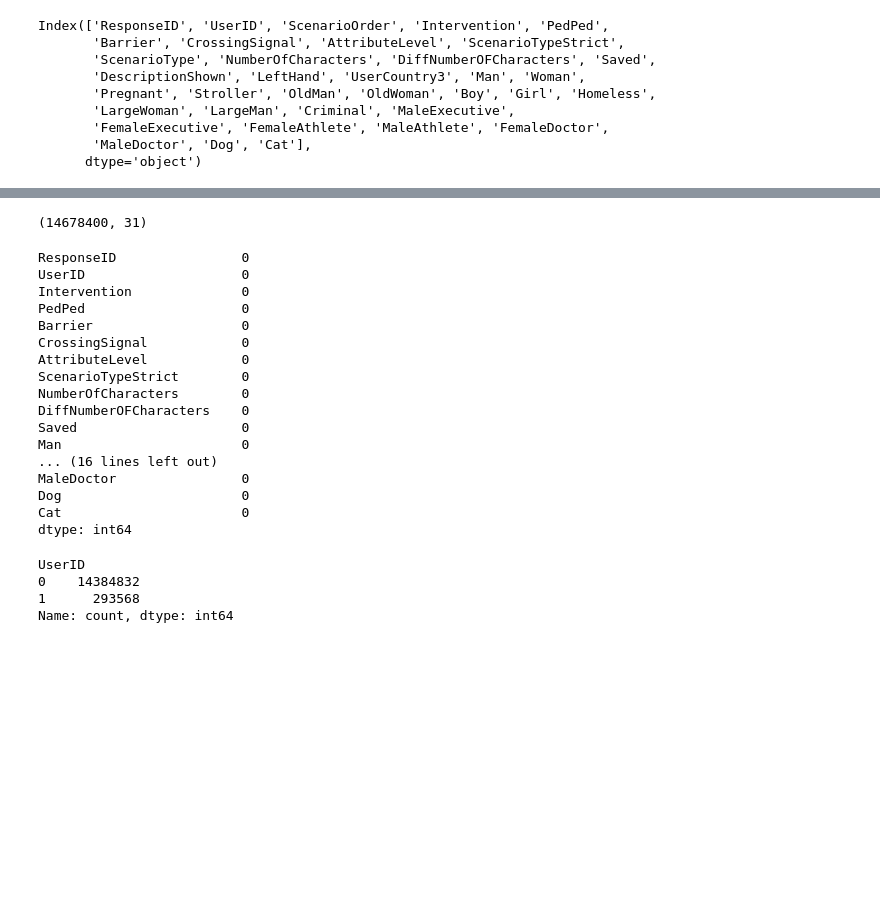
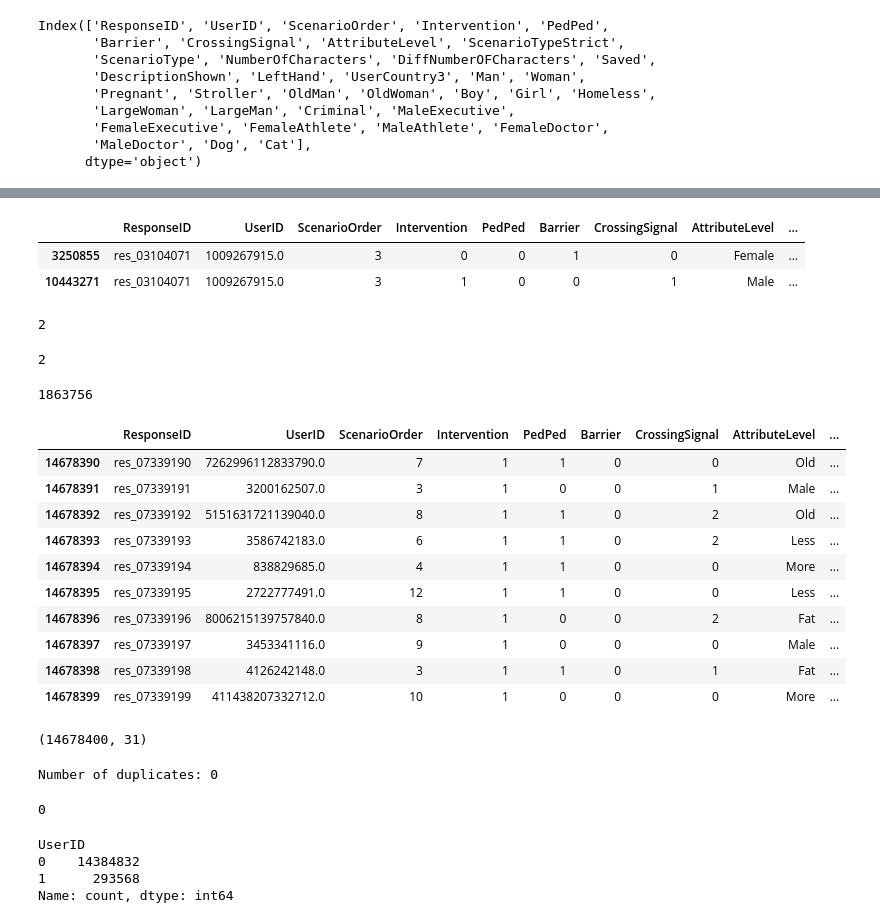
Before and after one commit to Moral-Machine-2024/Emmakuipers, a Jupyter notebook: pre_processing.ipynb, the cells around one changed output, grey strips where cells are left out. Drawn from its saved outputs; the diff is of its cells as text; code cells hidden in the pictures; blank space fills up the shorter version.

```diff
--- a/pre_processing.ipynb
+++ b/pre_processing.ipynb
@@ -89,3 +113,38 @@ Unrounded % Western: 68.94149337301958
+# %%
+# showing all the columns
+pd.set_option('display.max_columns', None)
+# %%
+df_total_complete[df_total_complete['ResponseID'] == 'res_03104071']
+# %% [output]
+|  | ResponseID | UserID | ScenarioOrder | Intervention | PedPed | Barrier | CrossingSignal | AttributeLevel | ... |
+| 3250855 | res_03104071 | 1009267915.0 | 3 | 0 | 0 | 1 | 0 | Female | ... |
+| 10443271 | res_03104071 | 1009267915.0 | 3 | 1 | 0 | 0 | 1 | Male | ... |
+# %%
+df_total_complete['ResponseID'].value_counts().min()
+# %% [output]
+2
+# %%
+df_total_complete['ResponseID'].value_counts().max()
+# %% [output]
+2
+# %%
+df_total_complete['UserID'].nunique()
+# %% [output]
+1863756
+# %%
+df_total_complete.tail(10)
+# %% [output]
+|  | ResponseID | UserID | ScenarioOrder | Intervention | PedPed | Barrier | CrossingSignal | AttributeLevel | ... |
+| 14678390 | res_07339190 | 7262996112833790.0 | 7 | 1 | 1 | 0 | 0 | Old | ... |
+| 14678391 | res_07339191 | 3200162507.0 | 3 | 1 | 0 | 0 | 1 | Male | ... |
+| 14678392 | res_07339192 | 5151631721139040.0 | 8 | 1 | 1 | 0 | 2 | Old | ... |
+| 14678393 | res_07339193 | 3586742183.0 | 6 | 1 | 1 | 0 | 2 | Less | ... |
+| 14678394 | res_07339194 | 838829685.0 | 4 | 1 | 1 | 0 | 0 | More | ... |
+| 14678395 | res_07339195 | 2722777491.0 | 12 | 1 | 1 | 0 | 0 | Less | ... |
+| 14678396 | res_07339196 | 8006215139757840.0 | 8 | 1 | 0 | 0 | 2 | Fat | ... |
+| 14678397 | res_07339197 | 3453341116.0 | 9 | 1 | 0 | 0 | 0 | Male | ... |
+| 14678398 | res_07339198 | 4126242148.0 | 3 | 1 | 1 | 0 | 1 | Fat | ... |
+| 14678399 | res_07339199 | 411438207332712.0 | 10 | 1 | 0 | 0 | 0 | More | ... |
 # %%
 # dropping the columns that are not needed
 
@@ -97,27 +158,15 @@ df_total.shape
+# %%
+print(f"Number of duplicates: {dupli}")
+# %% [output]
+Number of duplicates: 0
 # %%
 # checking the missing values
 
-df_total.isnull().sum()
+df_total.isnull().sum().sum()
 
 # there are no missing values in the dataset
 # %% [output]
-ResponseID                0
-UserID                    0
-Intervention              0
-PedPed                    0
-Barrier                   0
-CrossingSignal            0
-AttributeLevel            0
-ScenarioTypeStrict        0
-NumberOfCharacters        0
-DiffNumberOFCharacters    0
-Saved                     0
-Man                       0
-... (16 lines left out)
-MaleDoctor                0
-Dog                       0
-Cat                       0
-dtype: int64
+0
 # %%
 # binarizing UserID
 # we know from EDA of llm_dataset that userID for llms are always 'chatbot'. We will encode this as 1 and all other userIDs as 0 (which are humans)
```
Also changed, not shown: parts of 26 cells of this notebook, 3 other files.
